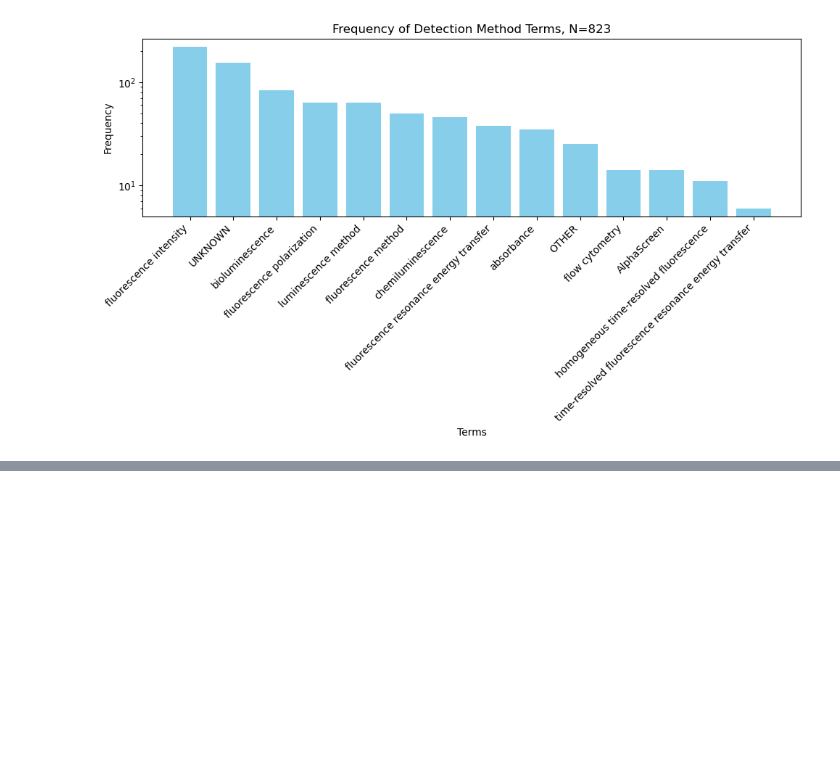
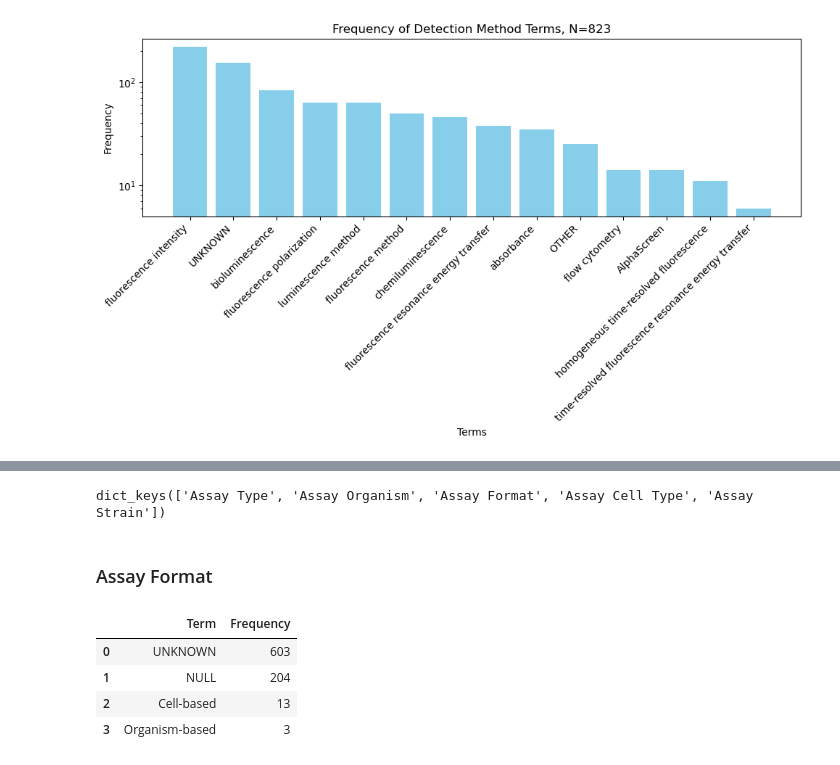
Before and after one commit to unmtransinfo/Badapple2, a Jupyter notebook: src/notebooks/assay_annotations.ipynb, the cells around one changed output, grey strips where cells are left out. Drawn from its saved outputs; the diff is of its cells as text; code cells hidden in the pictures; blank space fills up the shorter version.

```diff
--- a/src/notebooks/assay_annotations.ipynb
+++ b/src/notebooks/assay_annotations.ipynb
@@ -204,0 +223,5 @@ plot_term_counts(annotation_2_df['Detection Method'], 'Detection Method')
+# %%
+assert list(chembl_annotations.keys()) == ChEMBL_ANNOTATION_TYPES
+chembl_annotations.keys()
+# %% [output]
+dict_keys(['Assay Type', 'Assay Organism', 'Assay Format', 'Assay Cell Type', 'Assay Strain'])
@@ -204,0 +233,10 @@ plot_term_counts(annotation_2_df['Detection Method'], 'Detection Method')
+# %% [markdown]
+### Assay Format
+# %%
+chembl_annotation_2_df['Assay Format']
+# %% [output]
+|  | Term | Frequency |
+| 0 | UNKNOWN | 603 |
+| 1 | NULL | 204 |
+| 2 | Cell-based | 13 |
+| 3 | Organism-based | 3 |
```
Also changed, not shown: parts of 33 cells of this notebook.
